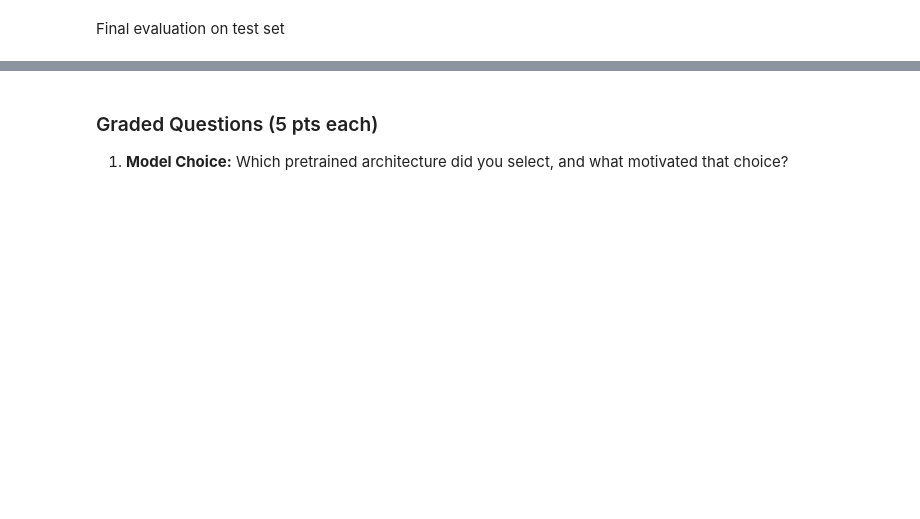
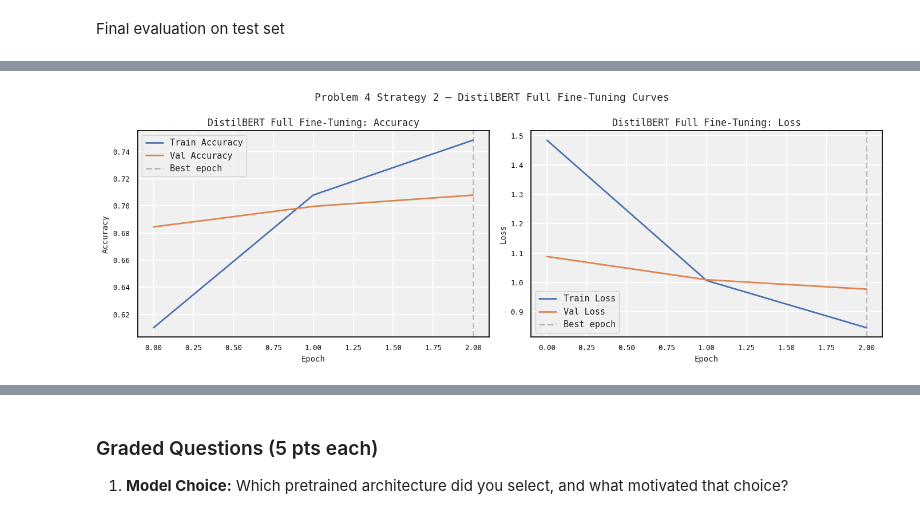
Before and after one commit to ushak1984/DX703-HuffPost-News-Analysis-Milestone2, a Jupyter notebook: Milestone_02.ipynb, the cells around one changed output, grey strips where cells are left out. Drawn from its saved outputs; the diff is of its cells as text; code cells hidden in the pictures; blank space fills up the shorter version.

```diff
--- a/Milestone_02.ipynb
+++ b/Milestone_02.ipynb
@@ -1398,0 +1536,20 @@ Final evaluation on test set
+# %%
+#Strategy 2: Full Fine-Tuning
+# Unfreeze all layers with tiny learning rate
+
+# Reload fresh model
+model_bert_ft = DistilBertForSequenceClassification.from_pretrained(
+    "distilbert-base-uncased",
+    num_labels=NUM_CLASSES
+)
+
+#  Unfreeze ALL layers this time
+for param in model_bert_ft.parameters():
+    param.requires_grad = True
+
+model_bert_ft = model_bert_ft.to(device)
+
+trainable_ft = sum(p.numel() for p in model_bert_ft.parameters()
+                   if p.requires_grad)
+print(f"Trainable params (full fine-tune): {trainable_ft:,}")
+print("Model ready ")
@@ -1398,0 +1736,33 @@ Final evaluation on test set
+# %%
+# ============================================
+# Strategy 2 — Training Curves
+# ============================================
+
+fig, axes = plt.subplots(1, 2, figsize=(14, 5))
+
+# Accuracy
+axes[0].plot(history_bert_ft["train_acc"], label="Train Accuracy")
+axes[0].plot(history_bert_ft["val_acc"],   label="Val Accuracy")
+axes[0].axvline(best_epoch_ft - 1, linestyle="--",
+                alpha=0.5, color="gray", label="Best epoch")
+axes[0].set_title("DistilBERT Full Fine-Tuning: Accuracy")
+axes[0].set_xlabel("Epoch")
+axes[0].set_ylabel("Accuracy")
+axes[0].legend()
+
+# Loss
+axes[1].plot(history_bert_ft["train_loss"], label="Train Loss")
+axes[1].plot(history_bert_ft["val_loss"],   label="Val Loss")
+axes[1].axvline(best_epoch_ft - 1, linestyle="--",
+                alpha=0.5, color="gray", label="Best epoch")
+axes[1].set_title("DistilBERT Full Fine-Tuning: Loss")
+axes[1].set_xlabel("Epoch")
+axes[1].set_ylabel("Loss")
+axes[1].legend()
+
+plt.suptitle("Problem 4 Strategy 2 – DistilBERT Full Fine-Tuning Curves",
+             fontsize=13)
+plt.tight_layout()
+plt.show()
+# %% [output]
+[figure, added]
```
Also changed, not shown: parts of 27 cells of this notebook.
